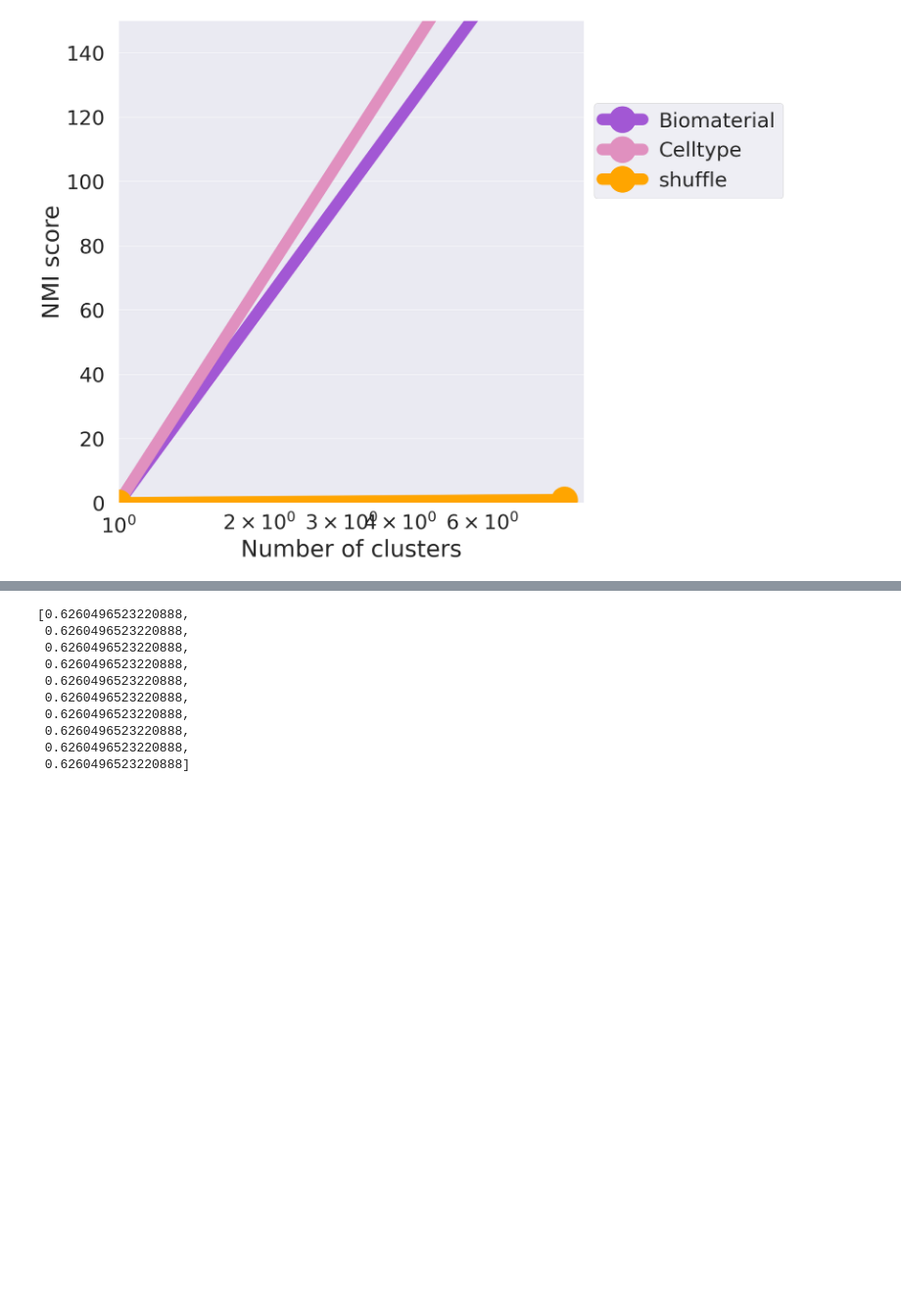
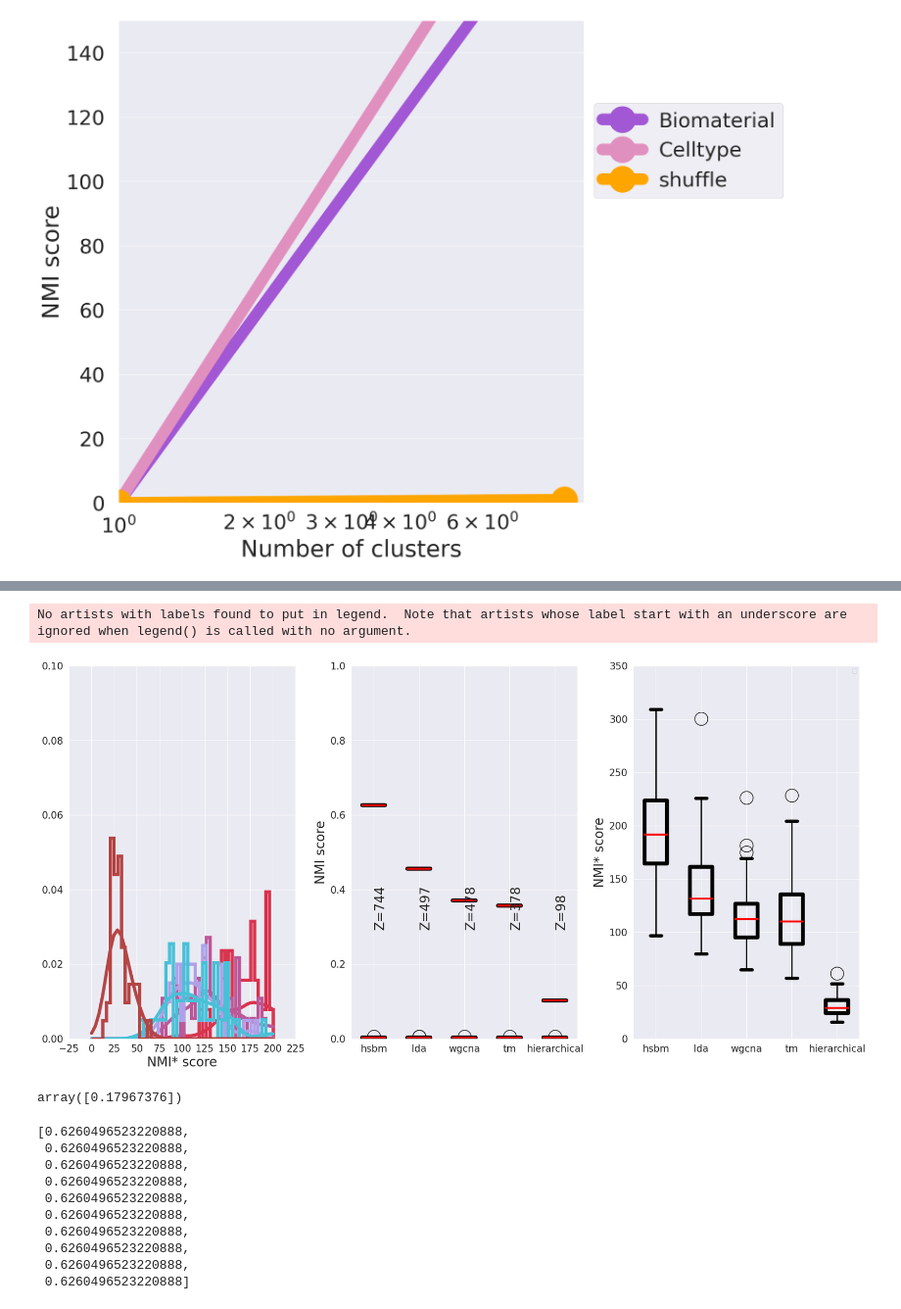
Before and after one commit to fvalle1/topics, a Jupyter notebook: datasets/single-cell/scoring.ipynb, the cells around one changed output, grey strips where cells are left out. Shown at 98% size. Drawn from its saved outputs; the diff is of its cells as text; code cells hidden in the pictures; blank space fills up the shorter version.

Commit message:
new figures of the paper

```diff
--- a/datasets/single-cell/scoring.ipynb
+++ b/datasets/single-cell/scoring.ipynb
@@ -135,0 +126,6 @@ plt.show()
+# %%
+import pickle
+# with open("scoresstat.pkl", 'wb') as f:
+#     pickle.dump(data, f)
+with open("scoresstat.pkl", 'rb') as f:
+    data = pickle.load(f)
@@ -136,3 +157,72 @@ plt.show()
+# %%
+from scipy.stats import norm
+
+p_value = lambda z_score: 2 * (1 - norm.cdf(abs(z_score)))
+label = labels[0]
+
+fig, axs = plt.subplots(1, 3, figsize=(18,9))
+
+ax = axs[0]
+kwargs=dict(linewidth=5, density=True)
+bins = np.linspace(0,200,50)
+
+for alg in data.keys():
+    c = next(colors)
+    X = np.max([d[label]["norm_V"] for d in data[alg]], axis=1)
+    ax.hist(X, histtype="step", stacked=True, bins=bins, color=c, **kwargs)
+    kde = KernelDensity(kernel='gaussian', bandwidth=10).fit(X.reshape(-1,1))
+
+    ax.plot(bins, np.exp(kde.score_samples(bins.reshape(-1,1))), color=c, lw=5)
+
+
+ax.set_ylim(0,0.1)
+ax.set_xlabel("NMI* score", fontsize=20)
+ax.set_xticks(ax.get_xticks(), ax.get_xticklabels(), fontsize=15)
+ax.set_yticks(ax.get_yticks(), ax.get_yticklabels(), fontsize=15)
+
+
+
+kwargs = dict(flierprops={"c":"gray", "ms":20, "lw":5}, boxprops = {"lw":6}, whiskerprops={"lw":2}, capprops={"lw":5}, medianprops={"c":"red", "lw":3})
+
+ax = axs[2]
+ax.boxplot([np.max([d[label]["norm_V"] for d in data[alg]], axis=1) for alg in data.keys()], **kwargs)
+
+ax.set_xticks(list(range(1,6)), ["hsbm", "lda", "wgcna", "tm", "hierarchical"], rotation=0, fontsize=15)
+ax.set_yticks(ax.get_yticks(), ax.get_yticklabels(), fontsize=15)
+ax.legend()
+ax.set_ylabel("NMI* score", fontsize=20)
+
+ax = axs[1]
+ax.boxplot([np.max([d[label]["V"] for d in data[alg]], axis=1) for alg in data.keys()], **kwargs)
+ax.boxplot([np.max([d["shuffle"]["V"] for d in data[alg]], axis=1) for alg in data.keys()], **kwargs)
+
+for i,alg in enumerate(data.keys()):
+    x1 = np.max([d[label]["V"] for d in data[alg]], axis=1)
+    x2 = np.max([d["shuffle"]["V"] for d in data[alg]], axis=1)
+    Z = np.abs(np.mean(x1) - np.mean(x2)) / np.sqrt(1e-10+np.var(x1) + np.var(x2))
+    ax.text(i+1, 0.3, "Z={:.0f}".format(Z), fontsize=20, rotation=90)
+
+ax.set_xticks(list(range(1,6)), ["hsbm", "lda", "wgcna", "tm", "hierarchical"], rotation=0, fontsize=15)
+ax.set_ylim(0,1)
+ax.set_yticks(ax.get_yticks(), ax.get_yticklabels(), fontsize=15)
+
+ax.set_ylabel("NMI score", fontsize=20)
+plt.tight_layout()
+plt.show()
+fig.savefig("%s/metric_scores_comparison_box_sc.pdf"%(directory))
+# %% [output]
+No artists with labels found to put in legend.  Note that artists whose label start with an underscore are ignored when legend() is called with no argument.
+[figure, added]
+# %%
+from sklearn.datasets import load_iris
+from sklearn.neighbors import KernelDensity
+
+X = np.max([d[label]["norm_V"] for d in data[alg]], axis=1)
+X=np.array([10,10,10,12,15])
+kde = KernelDensity(kernel='gaussian', bandwidth=0.2).fit(X.reshape(-1,1))
+kde.score_samples([[10]])
+# %% [output]
+array([0.17967376])
 # %%
 [d["Biomaterial"]["V"][0] for d in data]
 # %% [output]
```
Also changed, not shown: parts of 5 cells of this notebook, 9 other files.
